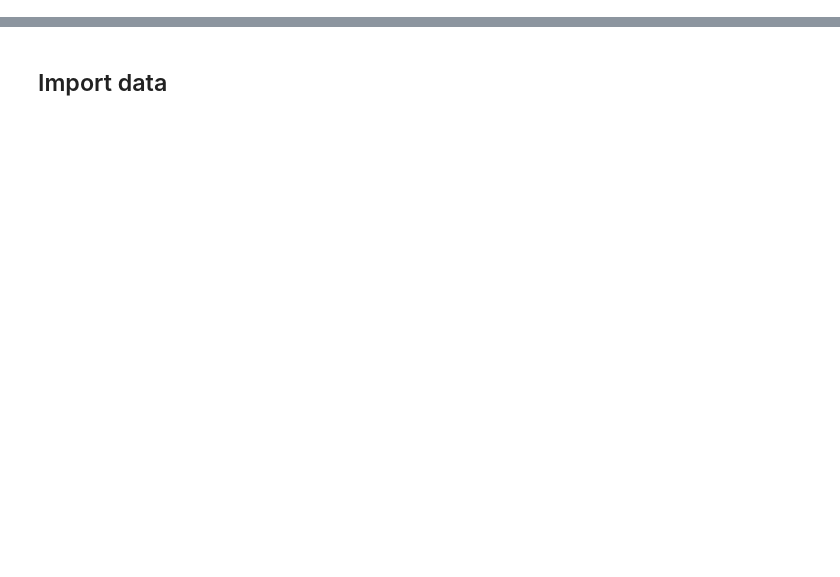
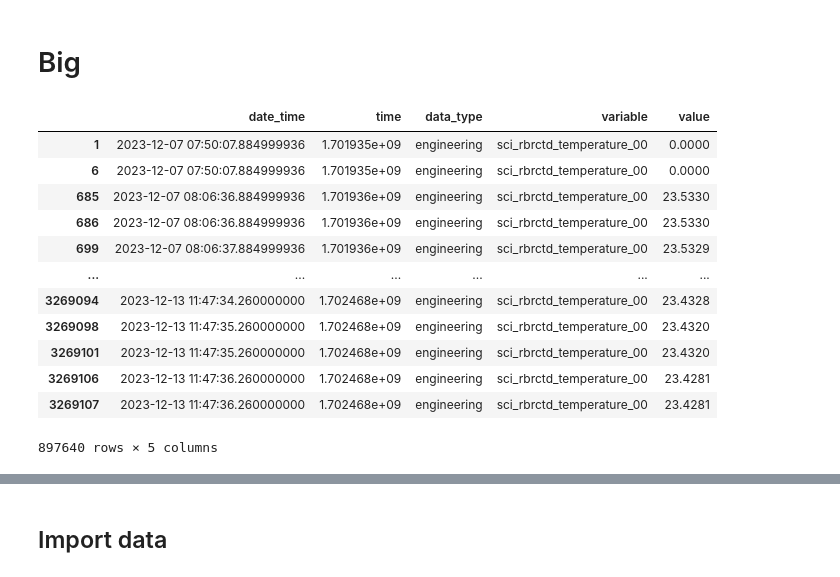
Before and after one commit to PNBOIA-Brasil/glider, a Jupyter notebook: binary_data/ressurgencia/data_processing.ipynb, the cells around one changed output, grey strips where cells are left out. Saved outputs shown, nothing was run; the diff lists cells and outputs as text; code cells hidden in the pictures; blank space fills up the shorter version.

```diff
--- a/binary_data/ressurgencia/data_processing.ipynb
+++ b/binary_data/ressurgencia/data_processing.ipynb
@@ -12,3 +12,5 @@ import dash
 from dash import dcc
 from dash import html
 from dash.dependencies import Input, Output
+# %% [markdown]
+# Big
@@ -14,0 +20,16 @@ from dash.dependencies import Input, Output
+# %%
+narrow_data[narrow_data["variable"] == "sci_rbrctd_temperature_00"].dropna(subset=["value"])
+# %% [output]
+|  | date_time | time | data_type | variable | value |
+| 1 | 2023-12-07 07:50:07.884999936 | 1.701935e+09 | engineering | sci_rbrctd_temperature_00 | 0.0000 |
+| 6 | 2023-12-07 07:50:07.884999936 | 1.701935e+09 | engineering | sci_rbrctd_temperature_00 | 0.0000 |
+| 685 | 2023-12-07 08:06:36.884999936 | 1.701936e+09 | engineering | sci_rbrctd_temperature_00 | 23.5330 |
+| 686 | 2023-12-07 08:06:36.884999936 | 1.701936e+09 | engineering | sci_rbrctd_temperature_00 | 23.5330 |
+| 699 | 2023-12-07 08:06:37.884999936 | 1.701936e+09 | engineering | sci_rbrctd_temperature_00 | 23.5329 |
+| ... | ... | ... | ... | ... | ... |
+| 3269094 | 2023-12-13 11:47:34.260000000 | 1.702468e+09 | engineering | sci_rbrctd_temperature_00 | 23.4328 |
+| 3269098 | 2023-12-13 11:47:35.260000000 | 1.702468e+09 | engineering | sci_rbrctd_temperature_00 | 23.4320 |
+| 3269101 | 2023-12-13 11:47:35.260000000 | 1.702468e+09 | engineering | sci_rbrctd_temperature_00 | 23.4320 |
+| 3269106 | 2023-12-13 11:47:36.260000000 | 1.702468e+09 | engineering | sci_rbrctd_temperature_00 | 23.4281 |
+| 3269107 | 2023-12-13 11:47:36.260000000 | 1.702468e+09 | engineering | sci_rbrctd_temperature_00 | 23.4281 |
+897640 rows × 5 columns
```
Also changed, not shown: parts of 19 cells of this notebook, 1 other file.
